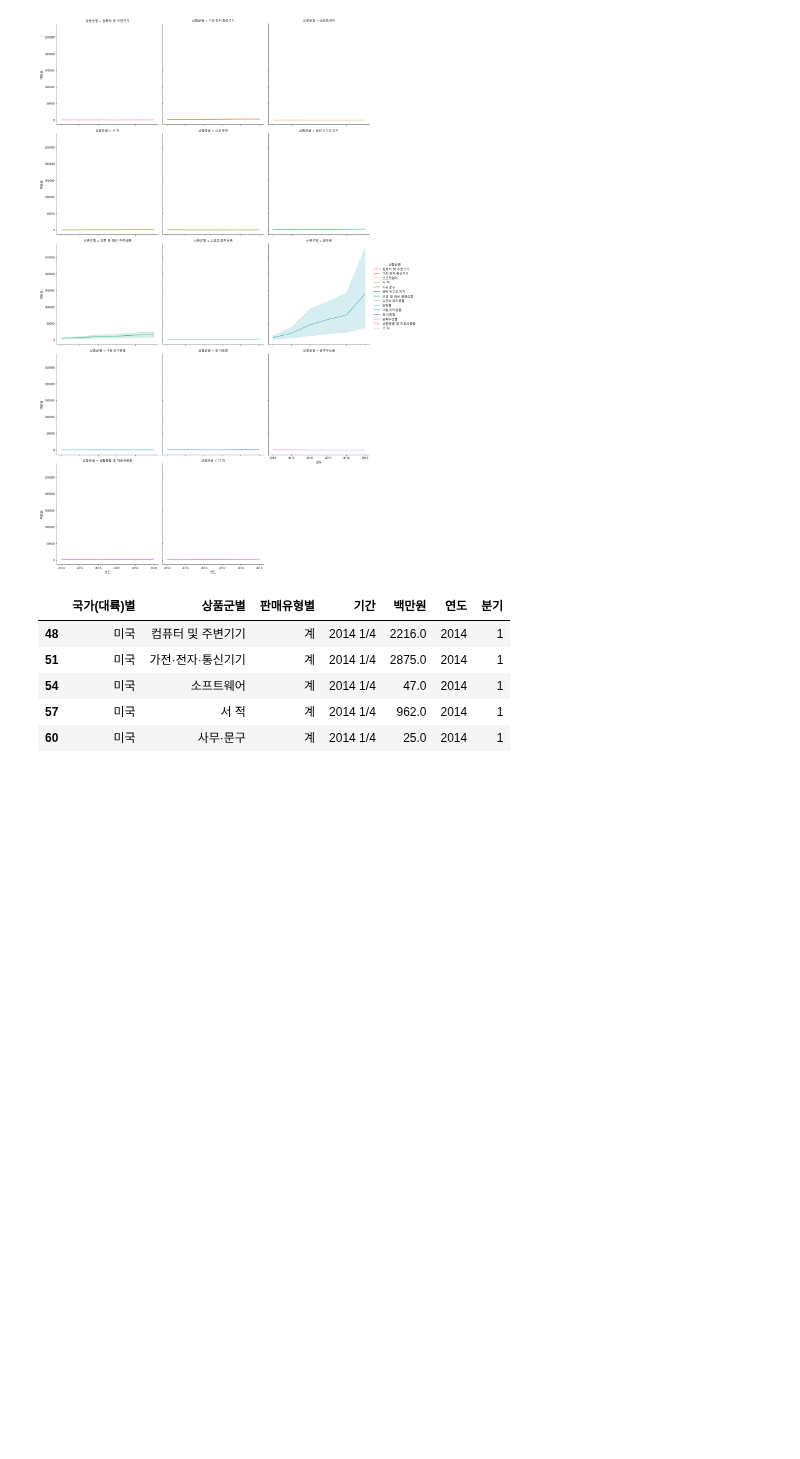
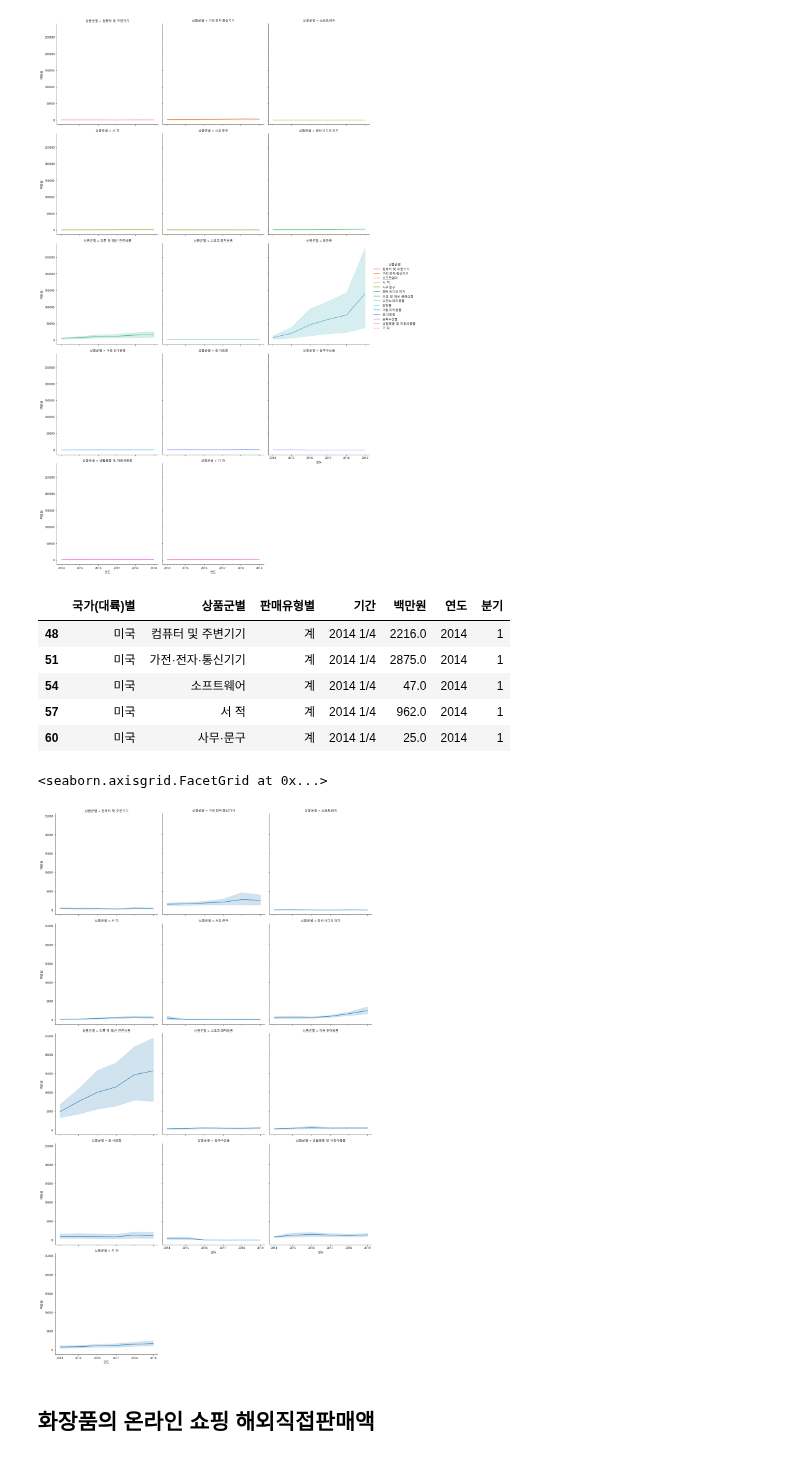
Before and after one commit to tree698/Data_Analysis, a Jupyter notebook: 3. K-beauty/K-beauty.ipynb, the cells around one changed output. Drawn from its saved outputs; the diff is of its cells as text; code cells hidden in the pictures; blank space fills up the shorter version.

Commit message:
Data Analysis

```diff
--- a/3. K-beauty/K-beauty.ipynb
+++ b/3. K-beauty/K-beauty.ipynb
@@ -347,4 +347,9 @@ df_sub.head()
 # %%
 # 연도별 판매액을 상품군별로 relplot을 활용해 서브플롯으로 그려보기
 
-sns.relplot(data=df_sub, x="연도", y="백만원", )
+sns.relplot(data=df_sub, x="연도", y="백만원", kind="line", col="상품군별", col_wrap=3)
+# %% [output]
+<seaborn.axisgrid.FacetGrid at 0x...>
+[figure, added]
+# %% [markdown]
+## 화장품의 온라인 쇼핑 해외직접판매액
```
Also changed, not shown: parts of 14 cells of this notebook.
